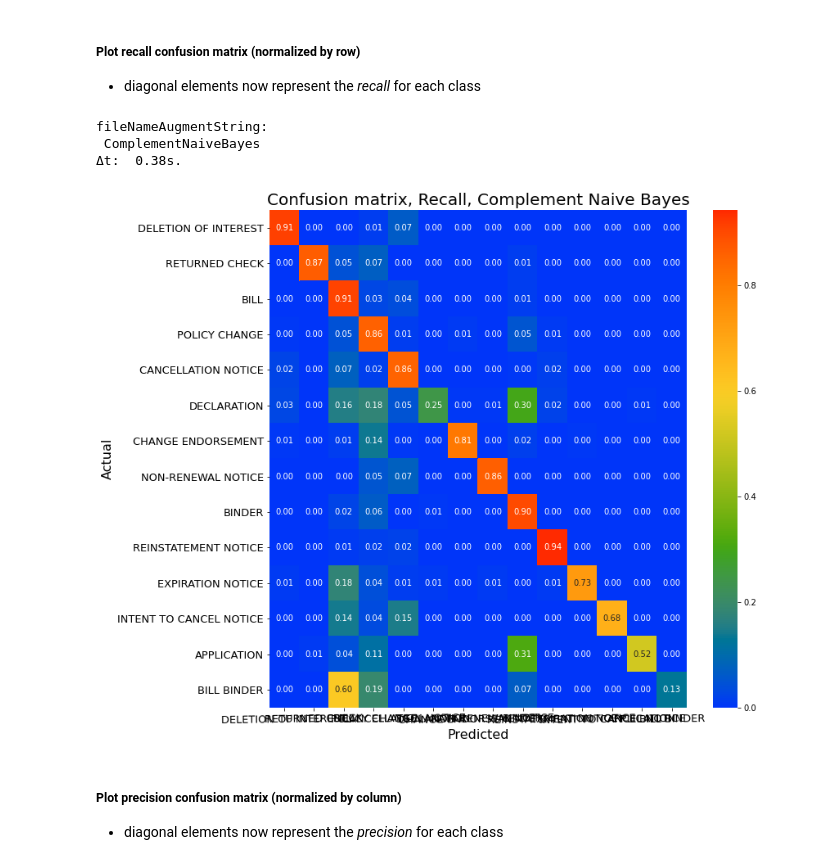
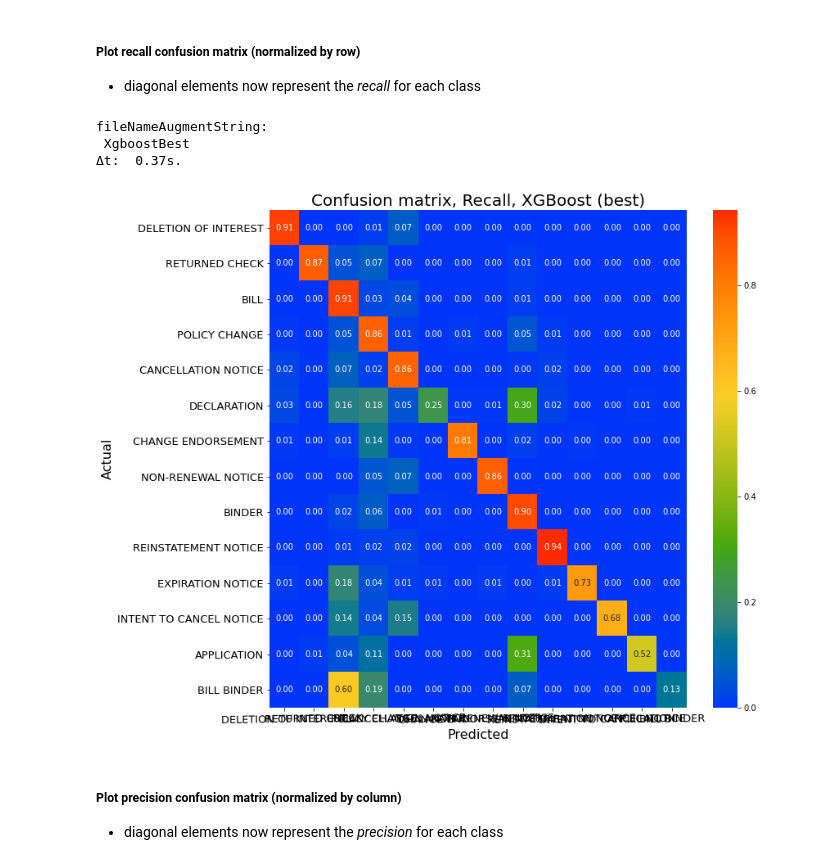
Before and after one commit to mw0/document-classification-test, a Jupyter notebook: notebook/DocumentClassificationTest.ipynb, the cells around one changed output. Saved outputs shown, nothing was run; the diff lists cells and outputs as text; code cells hidden in the pictures.

```diff
--- a/notebook/DocumentClassificationTest.ipynb
+++ b/notebook/DocumentClassificationTest.ipynb
@@ -1704,8 +1704,8 @@ yNumericTe = yTe.apply(lambda x: categoryDict[x])
  'APPLICATION': 12,
  'BILL BINDER': 13}
 # %%
-XGBCname = 'SearchGradientBoost.pkl'
-XGBCbest = 'GradientBoostBest.pkl'
+XGBCname = 'SearchXGBoost.pkl'
+XGBCbest = 'XGBoostBest.pkl'
 
 if (modelPath / XGBCname).is_file():
     searchXGBC = load(modelPath / XGBCname)
@@ -1890,16 +1890,16 @@ fileNameAugmentString:
 # %%
 fig, ax = plt.subplots(1, 1, figsize=(12, 12))
 ph.plotConfusionMatrix(confusionMat, saveAs=None, xlabels=categories,
-                       ylabels=categories, titleText = 'Complement Naive Bayes',
+                       ylabels=categories, titleText = 'XGBoost (best)',
                        ax = ax,  xlabelFontSz=labelFontSz,
                        xtickRotate=0.65, ytickRotate=0.0, type='recall',
                        ylabelFontSz=labelFontSz, xtickFontSz=tickFontSz,
                        ytickFontSz=tickFontSz, titleFontSz=titleFontSz)
 # %% [output]
 fileNameAugmentString:
- ComplementNaiveBayes
-Δt:  0.38s.
+ XgboostBest
+Δt:  0.37s.
-[figure, old version]
+[figure, new version]
 # %% [markdown]
 ##### Plot precision confusion matrix (normalized by column)
 
```
Also changed, not shown: parts of 18 cells of this notebook, 1 other file.
